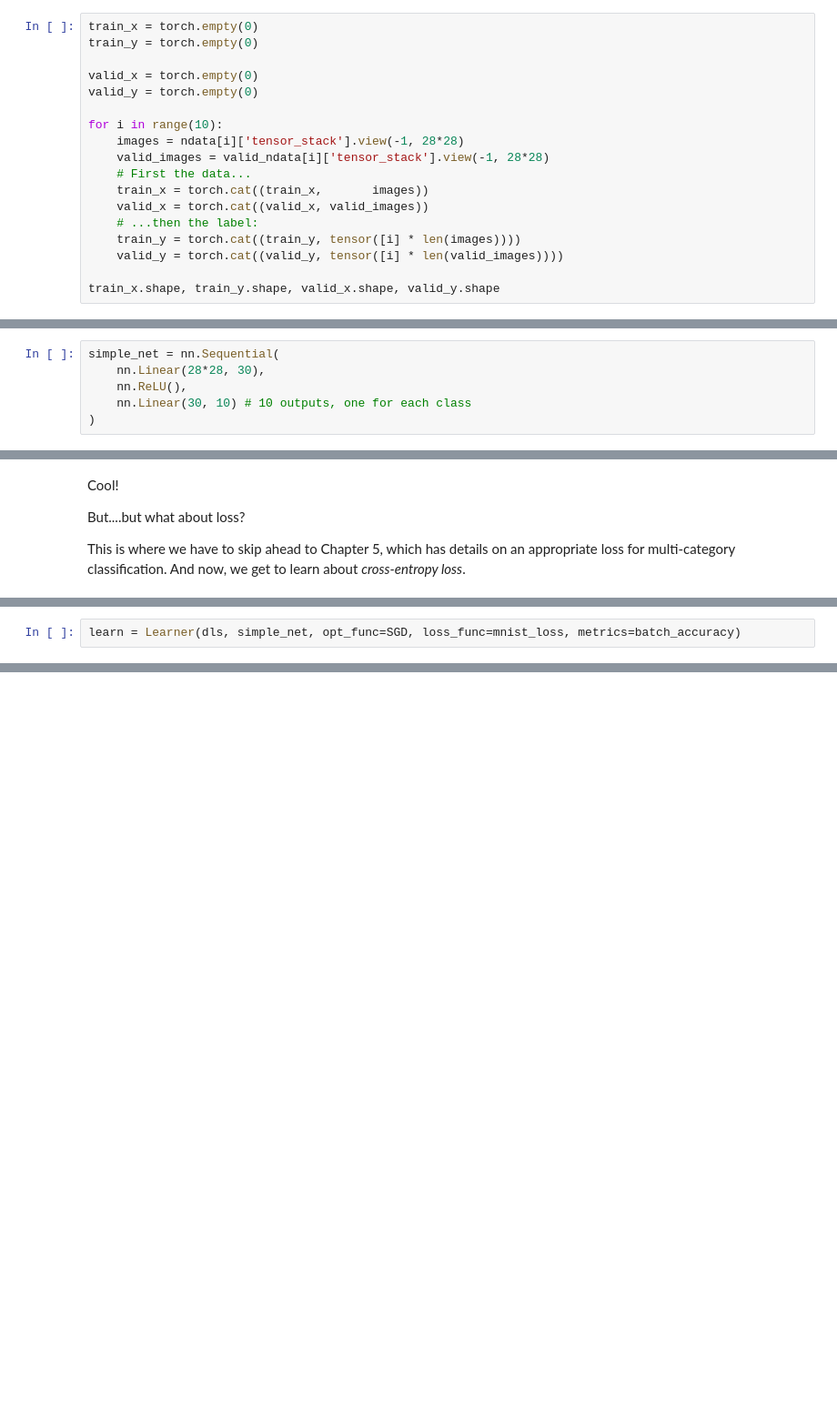
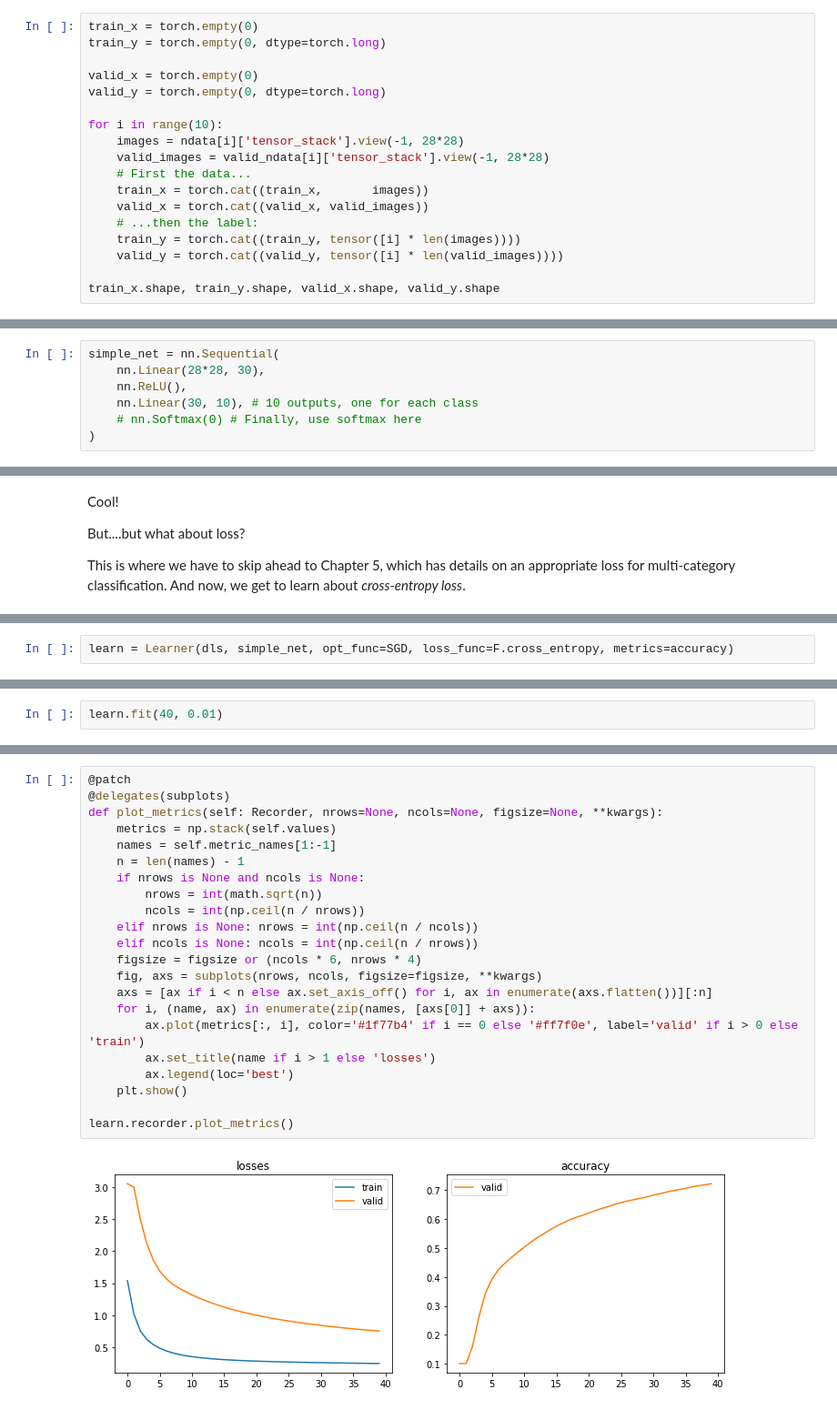
Before and after one commit to chuckmaini/pytorch_notebook_experimentation, a Jupyter notebook: notebooks/Chapter_4-Exercise_2.ipynb, the cells around one changed output, grey strips where cells are left out. Shown at 91% size. Drawn from its saved outputs; the diff is of its cells as text; blank space fills up the shorter version.

```diff
--- a/notebooks/Chapter_4-Exercise_2.ipynb
+++ b/notebooks/Chapter_4-Exercise_2.ipynb
@@ -461,10 +461,10 @@ Reminder to myself:
 - tuples are in parentheses, not square brackets -- but those are optional; it's the commas that make the tuple
 # %%
 train_x = torch.empty(0)
-train_y = torch.empty(0)
+train_y = torch.empty(0, dtype=torch.long)
 
 valid_x = torch.empty(0)
-valid_y = torch.empty(0)
+valid_y = torch.empty(0, dtype=torch.long)
 
 for i in range(10):
     images = ndata[i]['tensor_stack'].view(-1, 28*28)
@@ -604,7 +604,8 @@ Thus, skipping ahead to pg 177...
 simple_net = nn.Sequential(
     nn.Linear(28*28, 30),
     nn.ReLU(),
-    nn.Linear(30, 10) # 10 outputs, one for each class
+    nn.Linear(30, 10), # 10 outputs, one for each class
+    # nn.Softmax(0) # Finally, use softmax here
 )
 # %%
 dl = DataLoader(dset, batch_size=256)
@@ -666,2 +660,2 @@ This is where we have to skip ahead to Chapter 5, which has details on an approp
 # %%
-learn = Learner(dls, simple_net, opt_func=SGD, loss_func=mnist_loss, metrics=batch_accuracy)
+learn = Learner(dls, simple_net, opt_func=SGD, loss_func=F.cross_entropy, metrics=accuracy)
@@ -669,0 +662,2 @@ NameError: name 'mnist_loss' is not defined
+# %%
+learn.fit(40, 0.01)
@@ -669,0 +684,24 @@ NameError: name 'mnist_loss' is not defined
+# %%
+@patch
+@delegates(subplots)
+def plot_metrics(self: Recorder, nrows=None, ncols=None, figsize=None, **kwargs):
+    metrics = np.stack(self.values)
+    names = self.metric_names[1:-1]
+    n = len(names) - 1
+    if nrows is None and ncols is None:
+        nrows = int(math.sqrt(n))
+        ncols = int(np.ceil(n / nrows))
+    elif nrows is None: nrows = int(np.ceil(n / ncols))
+    elif ncols is None: ncols = int(np.ceil(n / nrows))
+    figsize = figsize or (ncols * 6, nrows * 4)
+    fig, axs = subplots(nrows, ncols, figsize=figsize, **kwargs)
+    axs = [ax if i < n else ax.set_axis_off() for i, ax in enumerate(axs.flatten())][:n]
+    for i, (name, ax) in enumerate(zip(names, [axs[0]] + axs)):
+        ax.plot(metrics[:, i], color='#1f77b4' if i == 0 else '#ff7f0e', label='valid' if i > 0 else 'train')
+        ax.set_title(name if i > 1 else 'losses')
+        ax.legend(loc='best')
+    plt.show()
+
+learn.recorder.plot_metrics()
+# %% [output]
+[figure, added]
```
Also changed, not shown: parts of 15 cells of this notebook.
